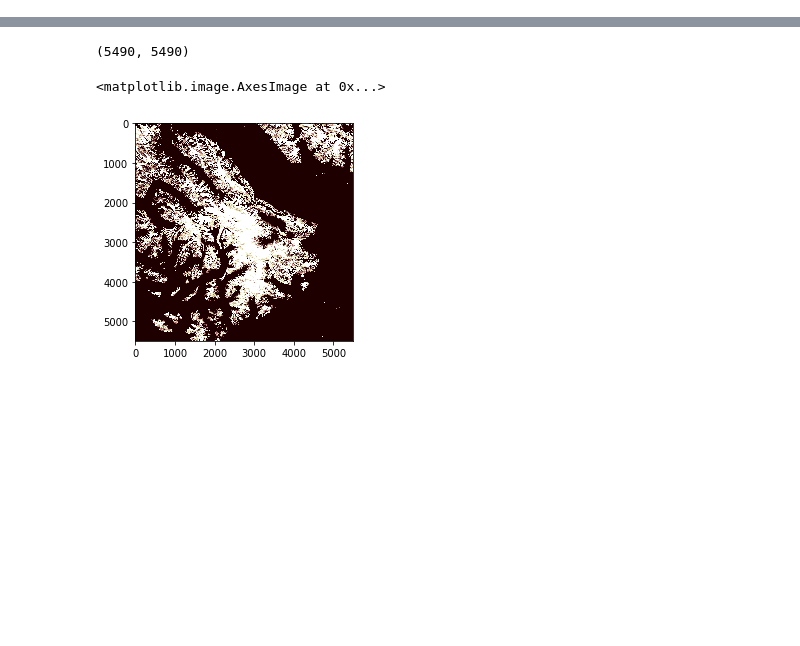
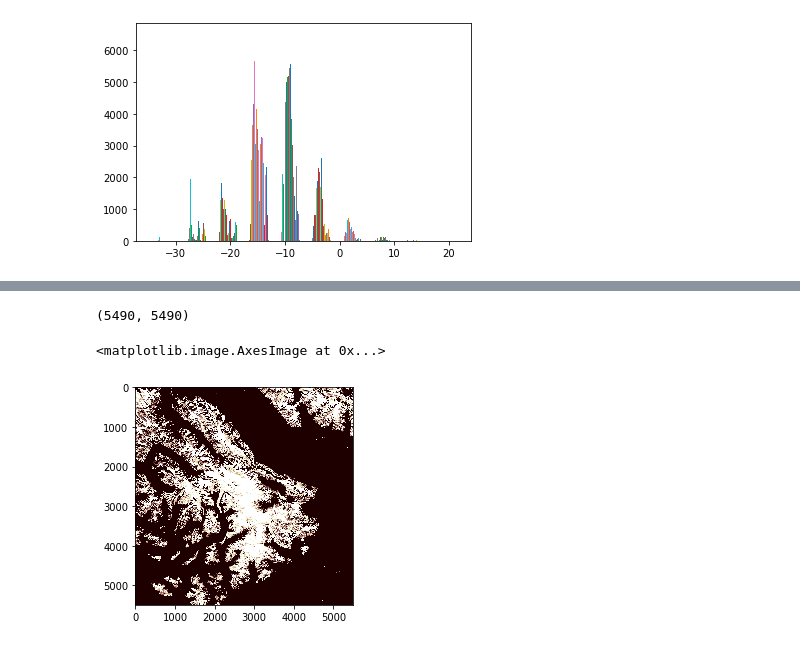
Before and after one commit to gwib/s1DataAndProcess, a Jupyter notebook: rasterOperations.ipynb, the cells around one changed output, grey strips where cells are left out. Cells and saved outputs as stored; diff of their text form; code cells hidden in the pictures; blank space fills up the shorter version.

```diff
--- a/rasterOperations.ipynb
+++ b/rasterOperations.ipynb
@@ -5,0 +50,5 @@ import rasterio.plot as rioPlt
+# %%
+plt.hist(arr_Nan)
+plt.show()
+# %% [output]
+[figure, added]
```
Also changed, not shown: parts of 19 cells of this notebook, 2 other files.
